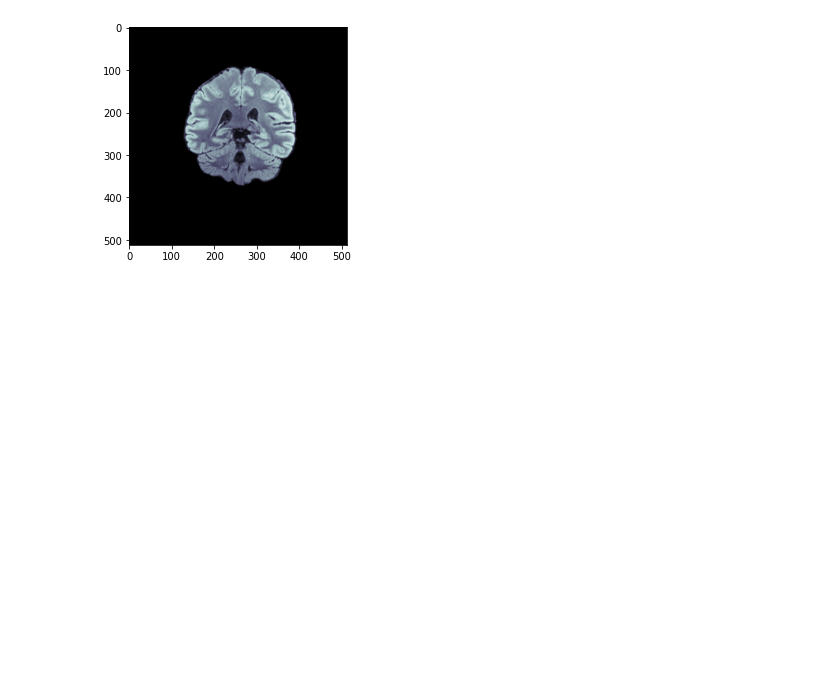
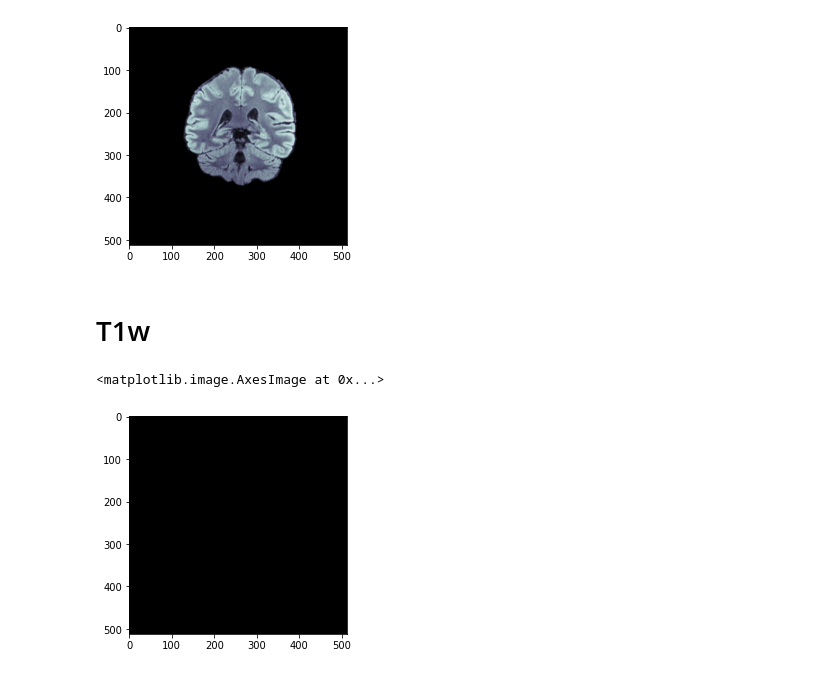
Before and after one commit to tvadiep/Brain-Tumor-Radiogenomic-Classification, a Jupyter notebook: Learn_about_DICOM_File.ipynb, the cells around one changed output. Cells and saved outputs as stored; diff of their text form; code cells hidden in the pictures; blank space fills up the shorter version.

```diff
--- a/Learn_about_DICOM_File.ipynb
+++ b/Learn_about_DICOM_File.ipynb
@@ -22,3 +27,11 @@ plt.imshow(ds.pixel_array, cmap = plt.cm.bone)
 # %% [output]
 <matplotlib.image.AxesImage at 0x...>
 [figure]
+# %% [markdown]
+# T1w
+# %%
+ds = pydicom.dcmread('/content/drive/MyDrive/Kaggle-Compete/T1w/Image-1.dcm')
+plt.imshow(ds.pixel_array, cmap = plt.cm.bone)
+# %% [output]
+<matplotlib.image.AxesImage at 0x...>
+[figure, added]
```
Also changed, not shown: parts of 13 cells of this notebook.
